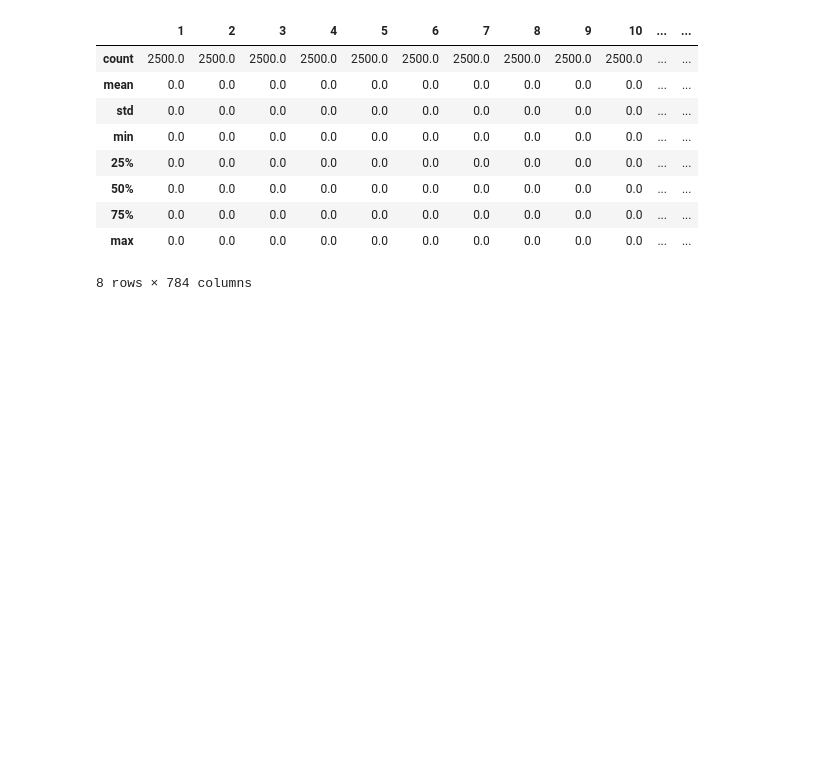
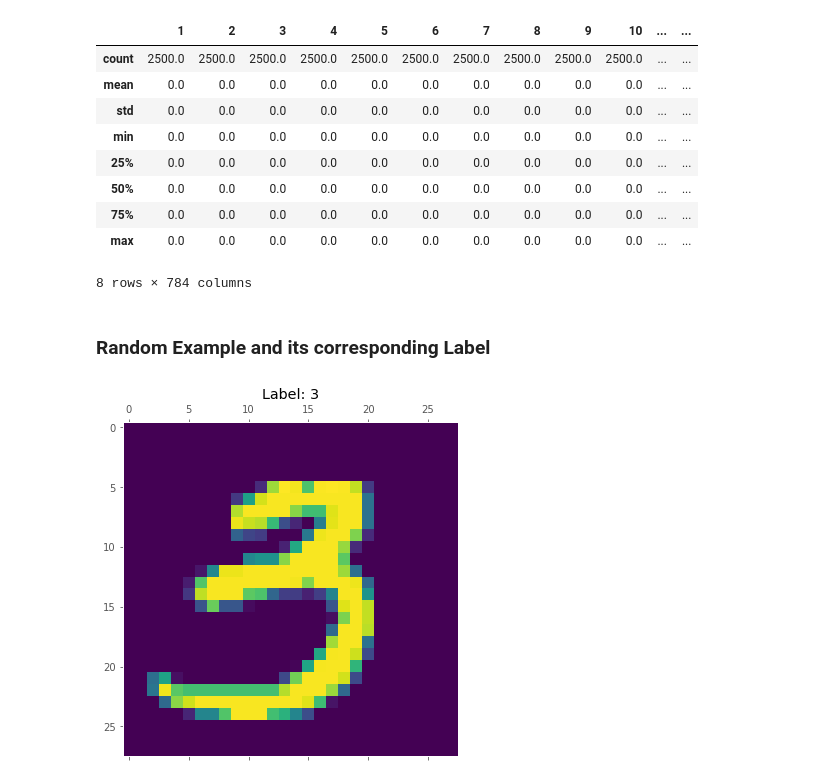
Before and after one commit to acesaif/ml_crash_course, a Jupyter notebook: multi_class_neural_nets/ml_mnist_multiclass_net.ipynb, the cells around one changed output. Cells and saved outputs as stored; diff of their text form; code cells hidden in the pictures; blank space fills up the shorter version.

Commit message:
Random example and its corresponding label.

```diff
--- a/multi_class_neural_nets/ml_mnist_multiclass_net.ipynb
+++ b/multi_class_neural_nets/ml_mnist_multiclass_net.ipynb
@@ -153,3 +153,13 @@ Validation Examples Summary:
 | 75% | 0.0 | 0.0 | 0.0 | 0.0 | 0.0 | 0.0 | 0.0 | 0.0 | 0.0 | 0.0 | ... | ... |
 | max | 0.0 | 0.0 | 0.0 | 0.0 | 0.0 | 0.0 | 0.0 | 0.0 | 0.0 | 0.0 | ... | ... |
 8 rows × 784 columns
+# %% [markdown]
+### Random Example and its corresponding Label
+# %%
+rand_example = np.random.choice(training_examples.index)
+plt.figure(figsize=(8, 6))
+plt.matshow(training_examples.loc[rand_example].values.reshape(28, 28), fignum=1)
+plt.title("Label: %i" % training_targets.loc[rand_example])
+plt.grid(False)
+# %% [output]
+[figure, added]
```
